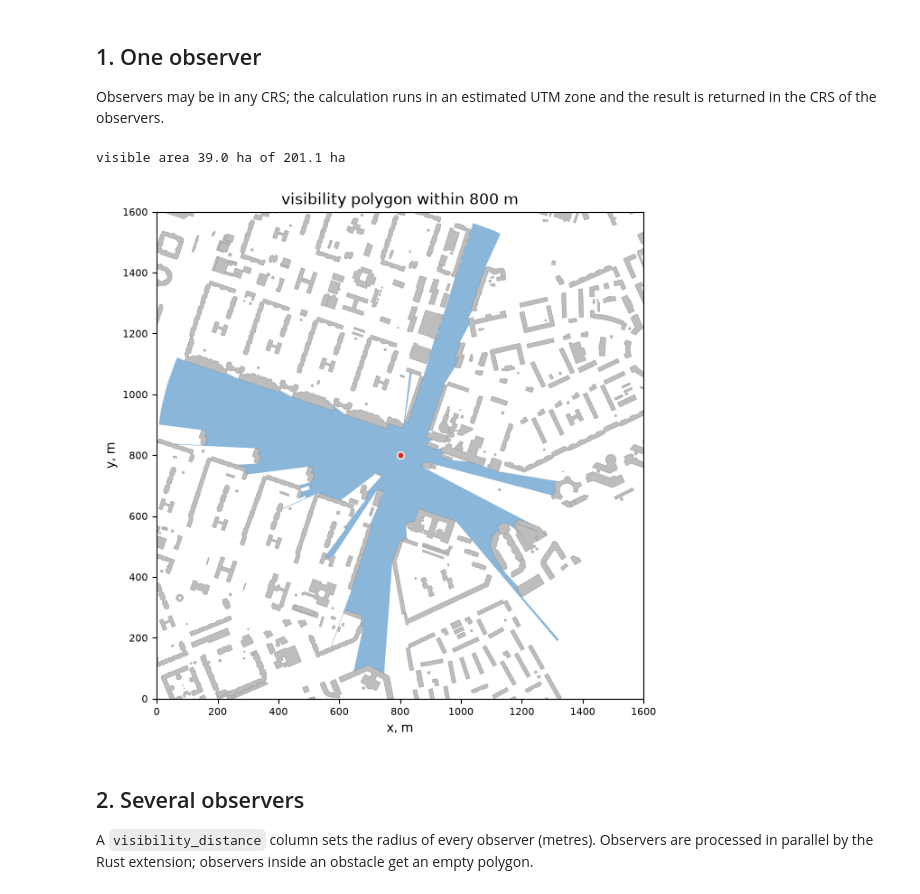
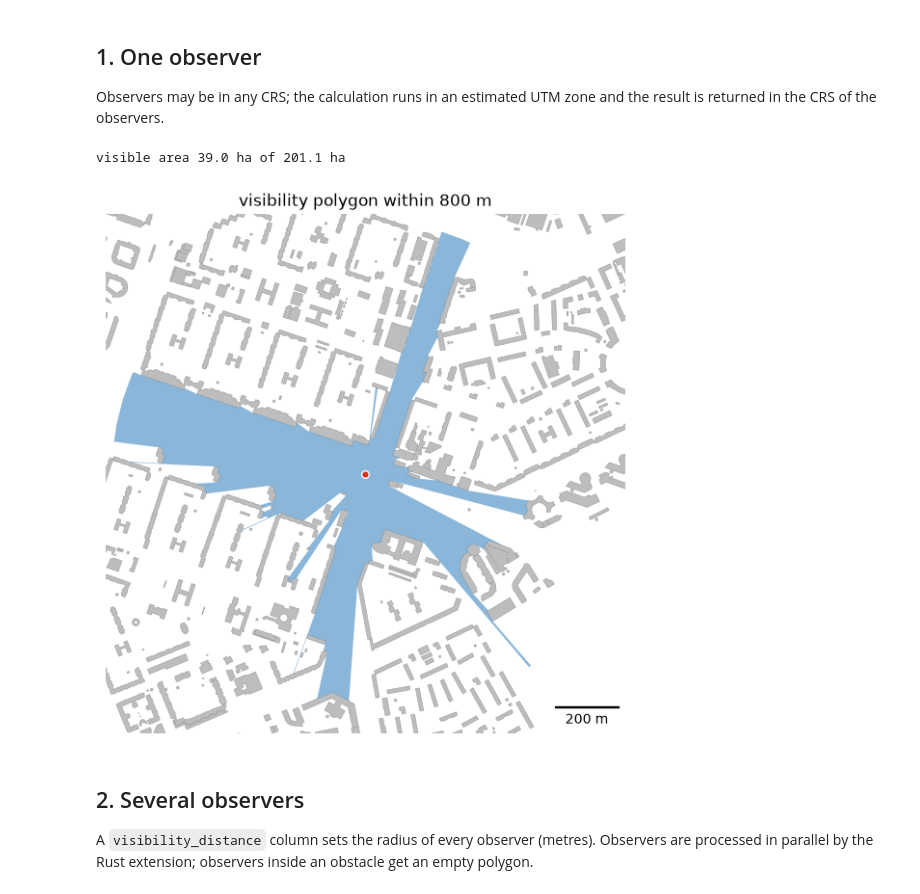
Before and after one commit to IDUclub/ObjectNat, a Jupyter notebook: docs/methods/examples/visibility.ipynb, the cells around one changed output. Saved outputs shown, nothing was run; the diff lists cells and outputs as text; code cells hidden in the pictures.

```diff
--- a/docs/methods/examples/visibility.ipynb
+++ b/docs/methods/examples/visibility.ipynb
@@ -24,19 +24,22 @@ obstacles = gpd.read_parquet("examples_data/buildings.parquet")  # EPSG:32636, m
 # %%
 import matplotlib.pyplot as plt
 import numpy as np
+from mpl_toolkits.axes_grid1.anchored_artists import AnchoredSizeBar
 
 
-def map_axes(ax, bounds, step=100):
-    """Show `bounds` (x0, y0, x1, y1 in metres) with axes in metres from the lower-left corner."""
+def map_extent(ax, bounds, bar=100, outline=True):
+    """Show `bounds` (x0, y0, x1, y1 in metres) without coordinate axes, with a scale bar and the area outline."""
     x0, y0, x1, y1 = bounds
-    ax.set_xlim(x0, x1)
-    ax.set_ylim(y0, y1)
+    pad = 0.012 * max(x1 - x0, y1 - y0)
+    ax.set_xlim(x0 - pad, x1 + pad)
+    ax.set_ylim(y0 - pad, y1 + pad)
     ax.set_aspect("equal")
-    ax.set_xticks(x0 + np.arange(0, x1 - x0 + 1, step), [f"{v:g}" for v in np.arange(0, x1 - x0 + 1, step)])
-    ax.set_yticks(y0 + np.arange(0, y1 - y0 + 1, step), [f"{v:g}" for v in np.arange(0, y1 - y0 + 1, step)])
-    ax.set_xlabel("x, m")
-    ax.set_ylabel("y, m")
-    ax.tick_params(labelsize=8)
+    ax.set_axis_off()
+    if outline:
+        ax.plot([x0, x1, x1, x0, x0], [y0, y0, y1, y1, y0], color="#3d3d3d", linewidth=1, zorder=8)
+    scale = AnchoredSizeBar(ax.transData, bar, f"{bar:g} m", loc="lower right", pad=0.4, sep=4, size_vertical=bar / 40)
+    scale.patch.set(facecolor="white", edgecolor="none", alpha=0.85)
+    ax.add_artist(scale)
 from matplotlib.patches import Patch
 # %% [markdown]
 ## 1. One observer
@@ -46,21 +49,21 @@ the observers.
 # %%
 observer = gpd.GeoDataFrame(geometry=[Point(30.2312112, 59.9482336)], crs=4326)
 visible = get_visibility(observer, obstacles, view_distance=800)
 local = visible.to_crs(obstacles.crs)
 print(f"visible area {local.area.iloc[0] / 1e4:.1f} ha of {3.14159 * 800 ** 2 / 1e4:.1f} ha")
 
 c = observer.to_crs(obstacles.crs).geometry.iloc[0]
 bounds = (c.x - 800, c.y - 800, c.x + 800, c.y + 800)
 fig, ax = plt.subplots(figsize=(7, 7))
 obstacles.plot(ax=ax, color="#bdbdbd", edgecolor="#8c8c8c", linewidth=0.3)
 local.plot(ax=ax, color="#2b7bba", alpha=0.55, linewidth=0)
 observer.to_crs(obstacles.crs).plot(ax=ax, color="#d7301f", markersize=30, edgecolor="white")
-map_axes(ax, bounds, step=200)
+map_extent(ax, bounds, bar=200, outline=False)
 ax.set_title("visibility polygon within 800 m")
 plt.show()
 # %% [output]
 visible area 39.0 ha of 201.1 ha
-[figure, old version]
+[figure, new version]
 # %% [markdown]
 ## 2. Several observers
 
```
Also changed, not shown: parts of 8 cells of this notebook, 25 other files.
